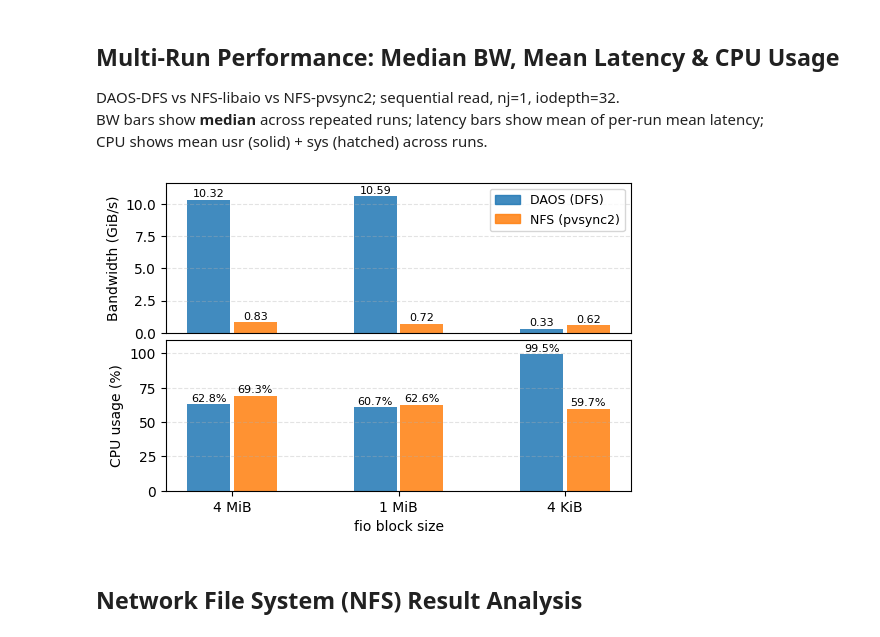
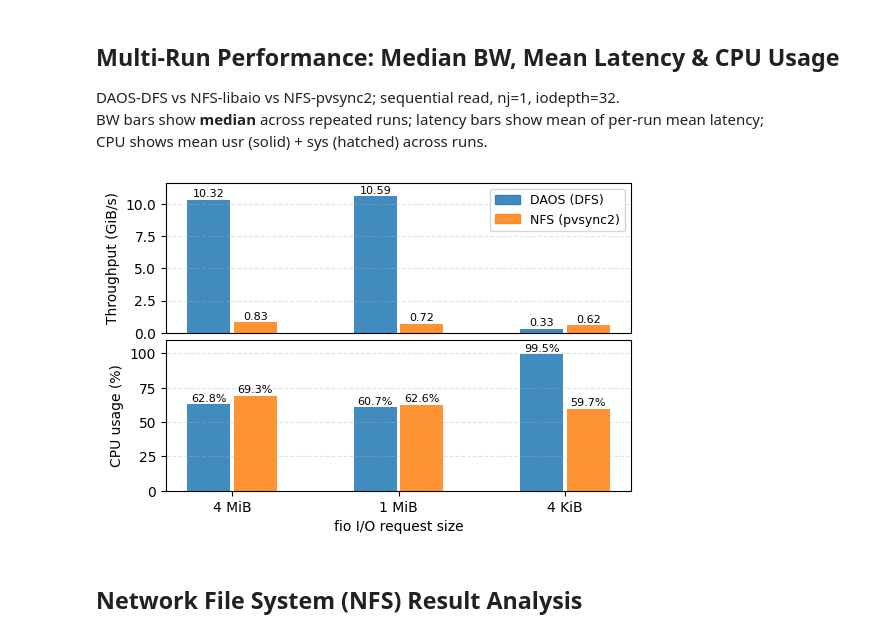
Before and after one commit to cissieAB/pdsw26_daos-bench, a Jupyter notebook: results/testbed/fio-cmp/fio_cmp.ipynb, the cells around one changed output. Drawn from its saved outputs; the diff is of its cells as text; code cells hidden in the pictures.

```diff
--- a/results/testbed/fio-cmp/fio_cmp.ipynb
+++ b/results/testbed/fio-cmp/fio_cmp.ipynb
@@ -128,36 +128,36 @@ for i, (sys_, dname, color) in enumerate(zip(_SYSTEMS, _DISPLAY, colors)):
         ax_bot.text(bar.get_x() + bar.get_width() / 2, bar.get_height() + 0.5,
                     f"{v:.1f}%", ha="center", va="bottom", fontsize=8)
 
 bw_max  = max(np.median(_run_data[(s, bs)]["bw_GiBs"]) for s in _SYSTEMS for bs in _BS_ORDER)
 cpu_max = max(
     (_run_data[(s, bs)]["usr_cpu"] + _run_data[(s, bs)]["sys_cpu"]).mean()
     for s in _SYSTEMS for bs in _BS_ORDER
 )
 
 ax_top.set_ylim(0, bw_max * 1.1)
-ax_top.set_ylabel("Bandwidth (GiB/s)", fontsize=10)
+ax_top.set_ylabel("Throughput (GiB/s)", fontsize=10)
 ax_top.grid(axis="y", linestyle="--", alpha=0.35)
 ax_top.tick_params(bottom=False)
 
 # Single shared legend at the top
 ax_top.legend(
     handles=[Patch(color=colors[i], alpha=0.85, label=_DISPLAY[i]) for i in range(len(_SYSTEMS))],
     fontsize=9, loc="best"
 )
 
 ax_bot.set_ylim(0, cpu_max * 1.1)
 ax_bot.set_ylabel("CPU usage (%)", fontsize=10)
 ax_bot.grid(axis="y", linestyle="--", alpha=0.35)
 ax_bot.set_xticks(x)
 ax_bot.set_xticklabels(_BS_LABELS, fontsize=10)
-ax_bot.set_xlabel("fio block size", fontsize=10)
+ax_bot.set_xlabel("fio I/O request size", fontsize=10)
 
 
 
 plt.savefig("fio-cmp_dfs-pvsync2_bw-cpu.pdf", dpi=150, bbox_inches="tight")
 plt.show()
 # %% [output]
-[figure, old version]
+[figure, new version]
 # %% [markdown]
 ## Network File System (NFS) Result Analysis
 # %% [markdown]
```
Also changed, not shown: 3 other files.
